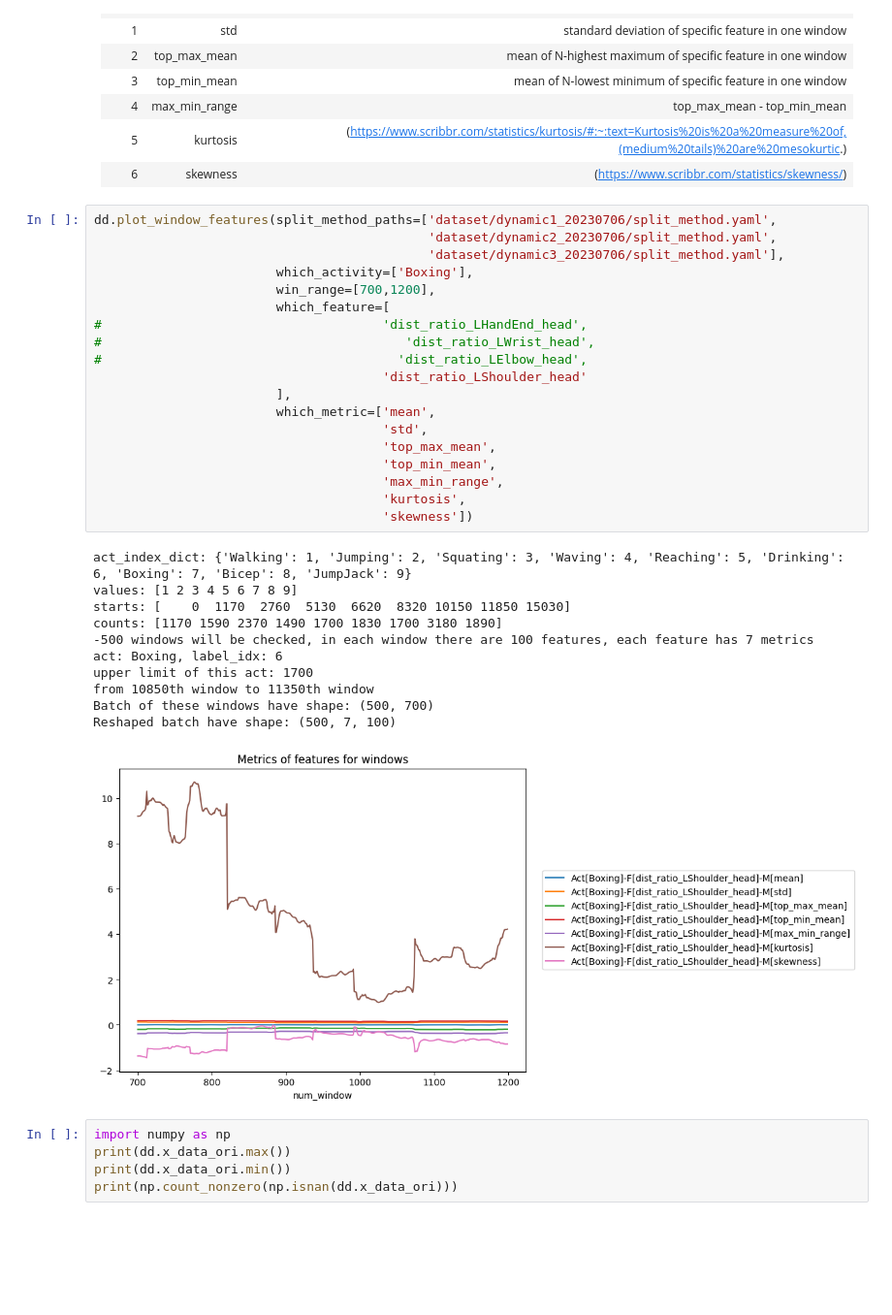
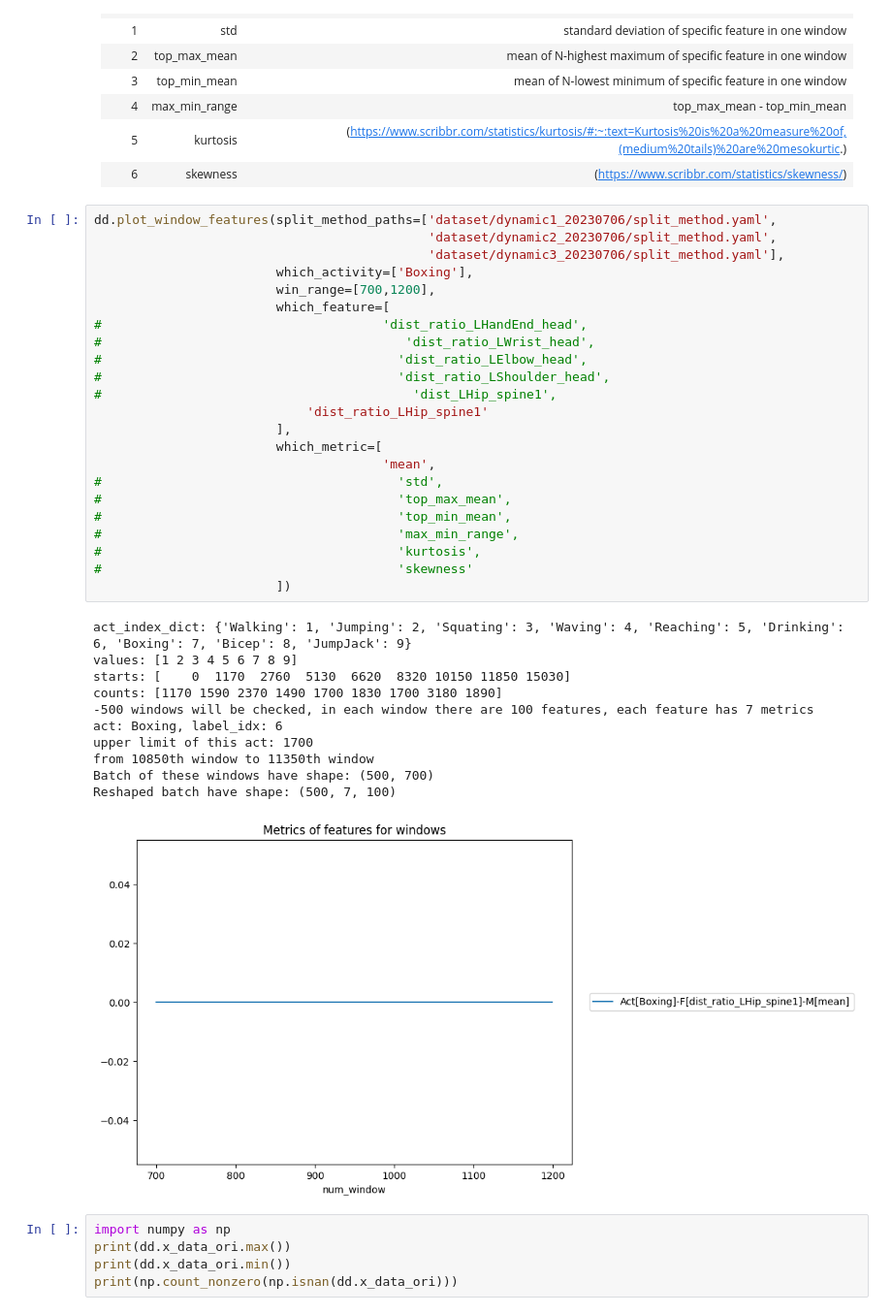
Before and after one commit to MyLovelyAxe/Motion_Classification_Thesis_IAW_RWTH, a Jupyter notebook: plot_features.ipynb, the cells around one changed output. Shown at 97% size. Drawn from its saved outputs; the diff is of its cells as text; blank space fills up the shorter version.

```diff
--- a/plot_features.ipynb
+++ b/plot_features.ipynb
@@ -100,34 +101,38 @@ The metrics to be selected are:
 # %%
 dd.plot_window_features(split_method_paths=['dataset/dynamic1_20230706/split_method.yaml',
                                             'dataset/dynamic2_20230706/split_method.yaml',
                                             'dataset/dynamic3_20230706/split_method.yaml'],
                         which_activity=['Boxing'],
                         win_range=[700,1200],
                         which_feature=[
 #                                     'dist_ratio_LHandEnd_head',
 #                                        'dist_ratio_LWrist_head',
 #                                       'dist_ratio_LElbow_head',
-                                      'dist_ratio_LShoulder_head'
+#                                       'dist_ratio_LShoulder_head',
+#                                         'dist_LHip_spine1',
+                            'dist_ratio_LHip_spine1'
                         ],
-                        which_metric=['mean',
-                                      'std',
-                                      'top_max_mean',
-                                      'top_min_mean',
-                                      'max_min_range',
-                                      'kurtosis',
-                                      'skewness'])
+                        which_metric=[
+                                      'mean',
+#                                       'std',
+#                                       'top_max_mean',
+#                                       'top_min_mean',
+#                                       'max_min_range',
+#                                       'kurtosis',
+#                                       'skewness'
+                        ])
 # %% [output]
 act_index_dict: {'Walking': 1, 'Jumping': 2, 'Squating': 3, 'Waving': 4, 'Reaching': 5, 'Drinking': 6, 'Boxing': 7, 'Bicep': 8, 'JumpJack': 9}
 values: [1 2 3 4 5 6 7 8 9]
 starts: [    0  1170  2760  5130  6620  8320 10150 11850 15030]
 counts: [1170 1590 2370 1490 1700 1830 1700 3180 1890]
 -500 windows will be checked, in each window there are 100 features, each feature has 7 metrics
 act: Boxing, label_idx: 6
 upper limit of this act: 1700
 from 10850th window to 11350th window
 Batch of these windows have shape: (500, 700)
 Reshaped batch have shape: (500, 7, 100)
-[figure, old version]
+[figure, new version]
 # %%
 import numpy as np
 print(dd.x_data_ori.max())
```
Also changed, not shown: parts of 5 cells of this notebook.
